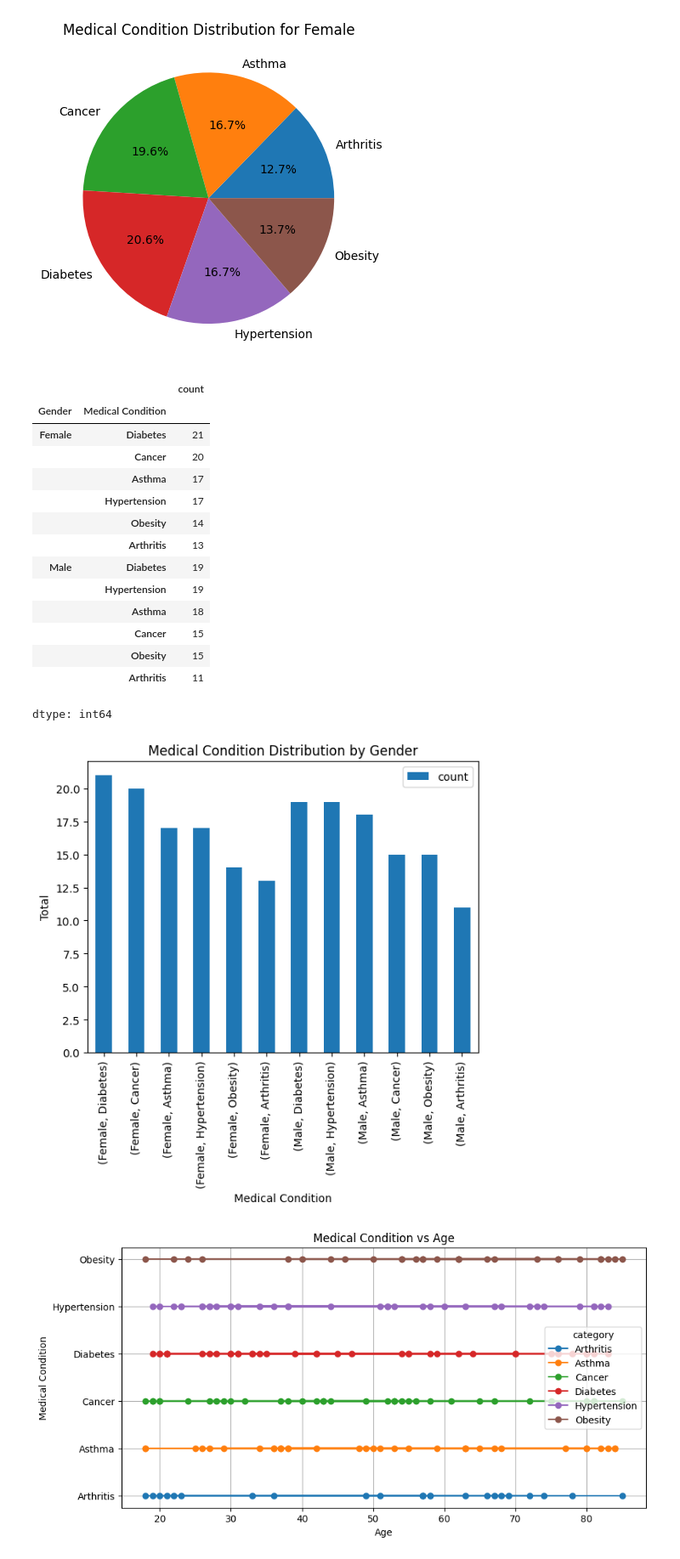
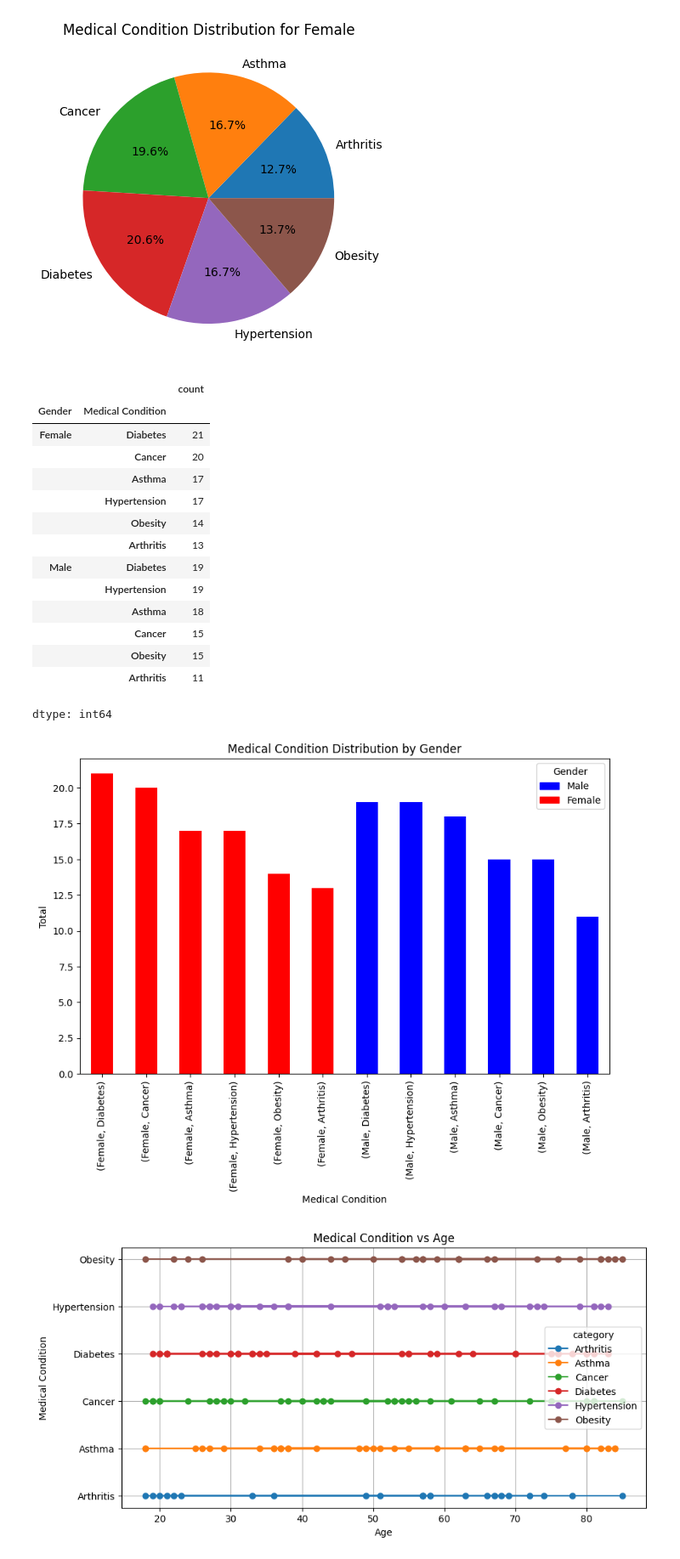
Before and after one commit to Kabir26-star/Module-1-Assignment, a Jupyter notebook: Module_1.ipynb, the cells around one changed output. Shown at 85% size. Cells and saved outputs as stored; diff of their text form; code cells hidden in the pictures.

```diff
--- a/Module_1.ipynb
+++ b/Module_1.ipynb
@@ -49,32 +49,46 @@ plt.show()
 # %%
 # Calculate and display the value counts of Medical Condition grouped by Gender
 medical_condition_counts = data.groupby('Gender')['Medical Condition'].value_counts()
 display(medical_condition_counts)
 
-# Plotting the distribution of Medical Condition by Gender as a grouped bar chart
-medical_condition_counts.plot(kind='bar')
+# Define colors for each gender
+gender_colors = {'Male': 'blue', 'Female': 'red'}
+
+# Build color list
+colors = [gender_colors[gender] for gender, _ in medical_condition_counts.index]
+
+# Plotting the distribution with custom colors
+ax = medical_condition_counts.plot(
+    kind='bar',
+    figsize=(10, 6),
+    color=colors
+)
+
 plt.title("Medical Condition Distribution by Gender")
 plt.xlabel("Medical Condition")
 plt.ylabel("Total")
-plt.legend()
+plt.legend(handles=[
+    plt.Rectangle((0, 0), 1, 1, color='blue', label='Male'),
+    plt.Rectangle((0, 0), 1, 1, color='Red', label='Female')
+], title="Gender")
 plt.show()
 # %% [output]
 |  |  | count |
 | Gender | Medical Condition |  |
 | Female | Diabetes | 21 |
 |  | Cancer | 20 |
 |  | Asthma | 17 |
 |  | Hypertension | 17 |
 |  | Obesity | 14 |
 |  | Arthritis | 13 |
 | Male | Diabetes | 19 |
 |  | Hypertension | 19 |
 |  | Asthma | 18 |
 |  | Cancer | 15 |
 |  | Obesity | 15 |
 |  | Arthritis | 11 |
 dtype: int64
-[figure, old version]
+[figure, new version]
 # %%
 plt.figure(figsize = (10,5)) # Adjusting the length of the graph
 for label, df_group in data.groupby('Medical Condition'):
```
